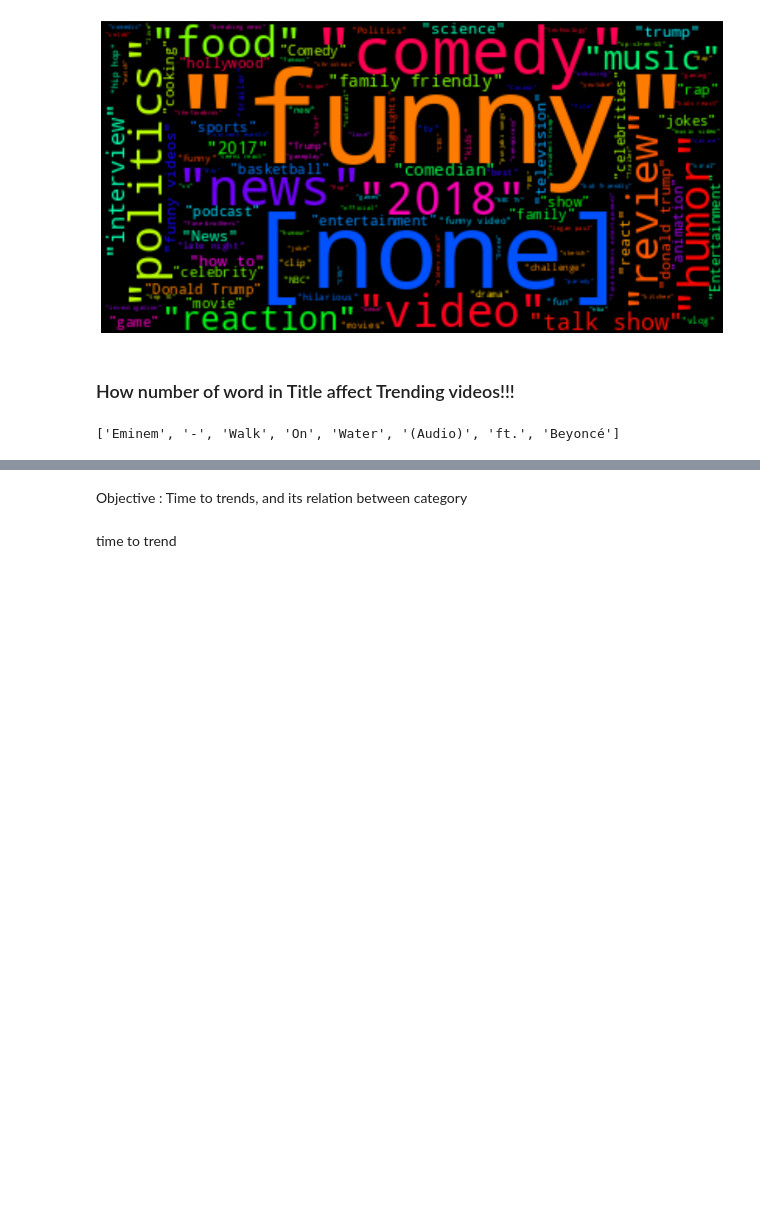
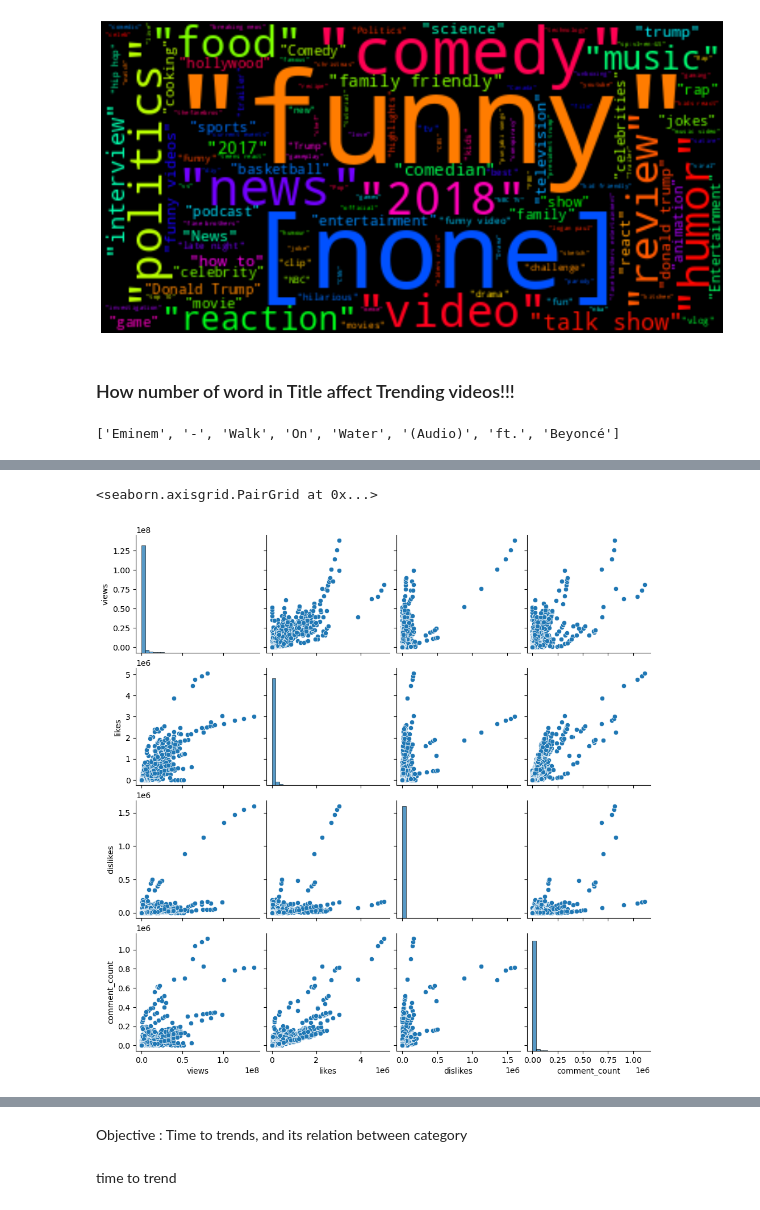
Before and after one commit to aishpatil655/Trending_youtube_Video, a Jupyter notebook: Factor Affecting youtube Videos.ipynb, the cells around one changed output, grey strips where cells are left out. Cells and saved outputs as stored; diff of their text form; code cells hidden in the pictures; blank space fills up the shorter version.

Commit message:
objective 2 a- added matrix, graph

```diff
--- a/Factor Affecting youtube Videos.ipynb
+++ b/Factor Affecting youtube Videos.ipynb
@@ -307,0 +318,12 @@ TODO::::
+# %%
+videos=pd.read_csv("CAvideos.csv")
+# print(videos.head(5))
+newvideos=videos[["views","likes","dislikes","comment_count","trending_date","publish_time"]]
+newvideos['trending_date'] = pd.to_datetime(newvideos['trending_date'], format='%y.%d.%m')
+newvideos['publish_time'] = pd.to_datetime(newvideos['publish_time'])
+# for i,k in newvideos.iterrows():
+
+#     newvideos.loc[i,"publish_time"]= datetime.strptime(k["publish_time"], "%Y-%m-%dT%H:%M:%S.%fZ")
+
+# newvideos[["trending_date","publish_time"]]=newvideos[["trending_date","publish_time"]].astype(float)
+print(newvideos.head(-30))
@@ -307,0 +370,10 @@ TODO::::
+# %%
+#correlation graph
+
+# scatter plots to visualize the correlation between pairs of metrics
+
+# g = pd.plotting.scatter_matrix(newvideos, figsize=(10,10), marker = 'o', hist_kwds = {'bins': 10}, s = 60, alpha = 0.8)
+sns.pairplot(newvideos, diag_kws={'bins': 30})
+# %% [output]
+<seaborn.axisgrid.PairGrid at 0x...>
+[figure, added]
```
Also changed, not shown: parts of 7 cells of this notebook.
